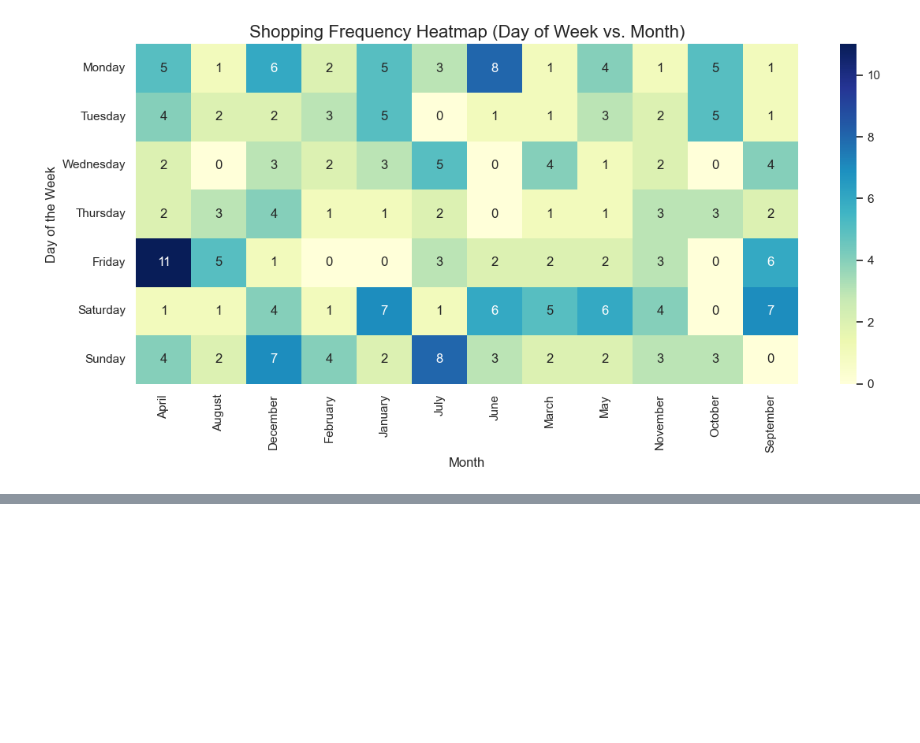
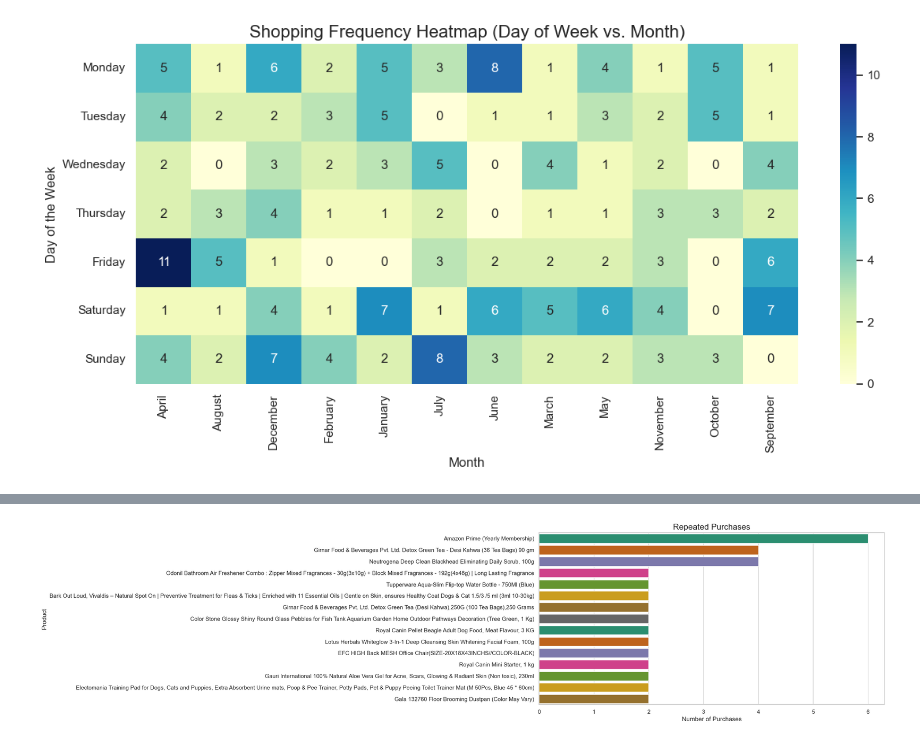
Before and after one commit to karenrenac/Amazon-Analytics-with-Web-scraping, a Jupyter notebook: Data analysis and insights.ipynb, the cells around one changed output, grey strips where cells are left out. Saved outputs shown, nothing was run; the diff lists cells and outputs as text; code cells hidden in the pictures; blank space fills up the shorter version.

```diff
--- a/Data analysis and insights.ipynb
+++ b/Data analysis and insights.ipynb
@@ -222,0 +214,14 @@ product_count = filtered_df['Product'].value_counts()
+# %%
+# Count occurrences of each product
+product_counts_filtered = df['Product'].value_counts()
+
+# Filter products purchased more than once
+repeated_purchases_filtered = product_counts_filtered[product_counts_filtered > 1]
+
+# Convert to DataFrame for plotting
+repeated_df_filtered = repeated_purchases_filtered.reset_index()
+repeated_df_filtered.columns = ['Product', 'Count']
+
+# Sort the data for better visualization
+repeated_df_filtered_sorted = repeated_df_filtered.sort_values(by='Count', ascending=False)
+repeated_df_filtered_sorted.head()
@@ -222,0 +235,14 @@ product_count = filtered_df['Product'].value_counts()
+# %%
+# Set plot style
+sns.set(style="whitegrid")
+
+# Plotting
+plt.figure(figsize=(12,6))
+sns.barplot(y='Product', x='Count', data=repeated_df_filtered_sorted, hue='Product', palette="Dark2")
+plt.title('Repeated Purchases', fontsize=16)
+plt.xlabel('Number of Purchases')
+plt.ylabel('Product')
+plt.tight_layout()
+plt.show()
+# %% [output]
+[figure, added]
```
Also changed, not shown: parts of 5 cells of this notebook.
